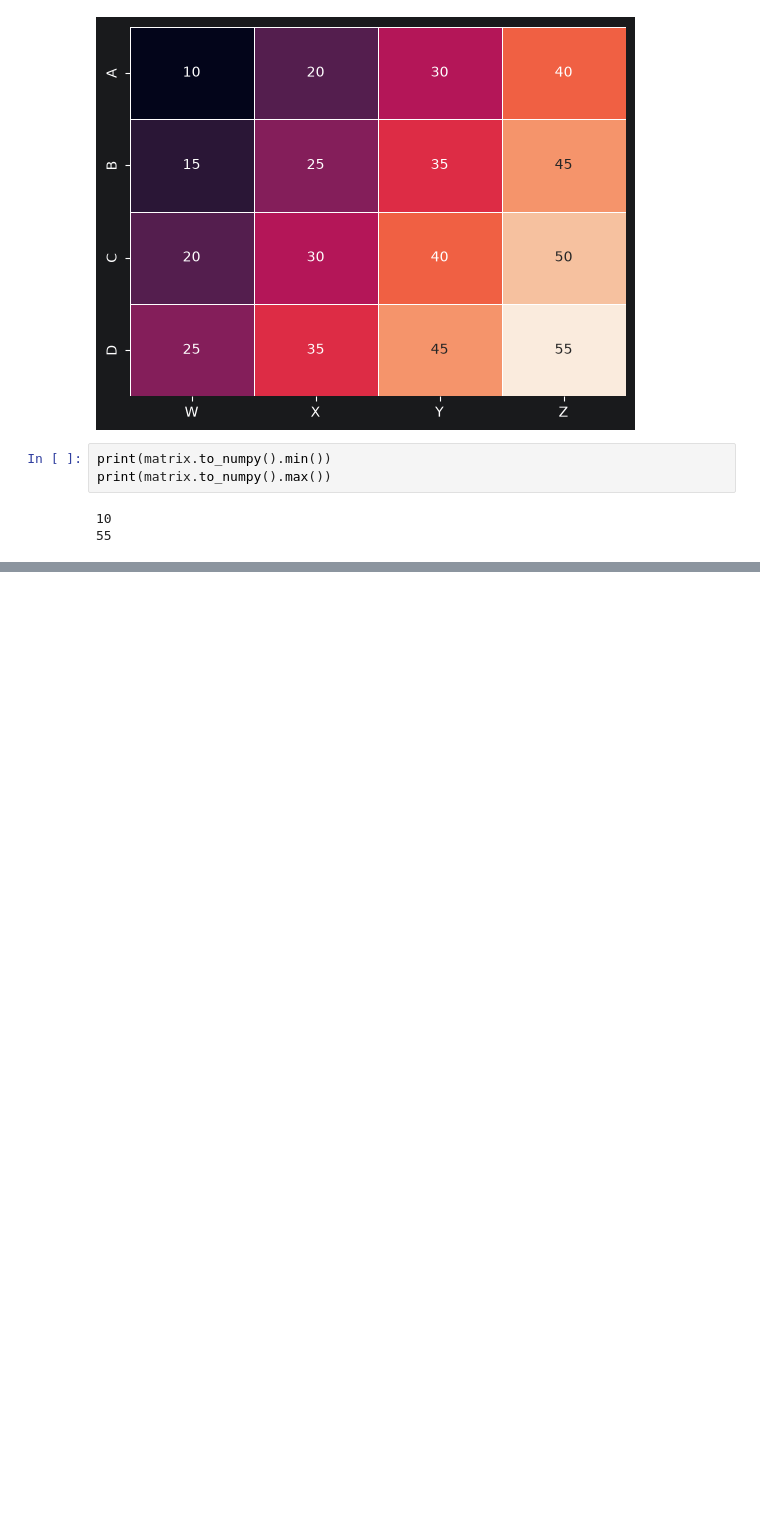
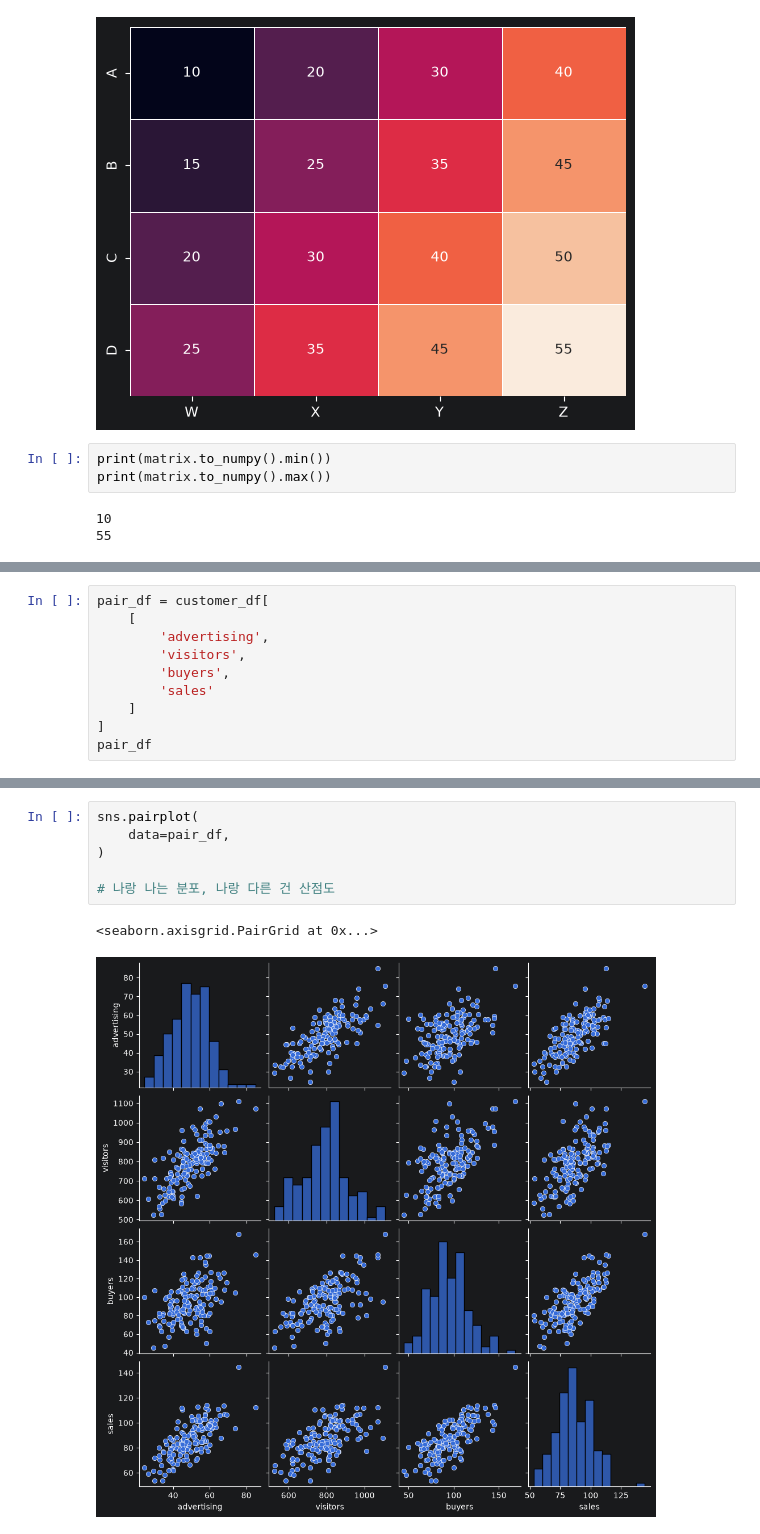
Before and after one commit to dorothy1088/BUSAN-1, a Jupyter notebook: multivariable_data.ipynb, the cells around one changed output, grey strips where cells are left out. Drawn from its saved outputs; the diff is of its cells as text; blank space fills up the shorter version.

```diff
--- a/multivariable_data.ipynb
+++ b/multivariable_data.ipynb
@@ -91,0 +218,10 @@ plt.show()
+# %%
+pair_df = customer_df[
+    [
+        'advertising',
+        'visitors',
+        'buyers',
+        'sales'
+    ]
+]
+pair_df
@@ -91,0 +242,9 @@ plt.show()
+# %%
+sns.pairplot(
+    data=pair_df,
+)
+
+# 나랑 나는 분포, 나랑 다른 건 산점도
+# %% [output]
+<seaborn.axisgrid.PairGrid at 0x...>
+[figure, added]
```
Also changed, not shown: parts of 15 cells of this notebook, 4 other files.
